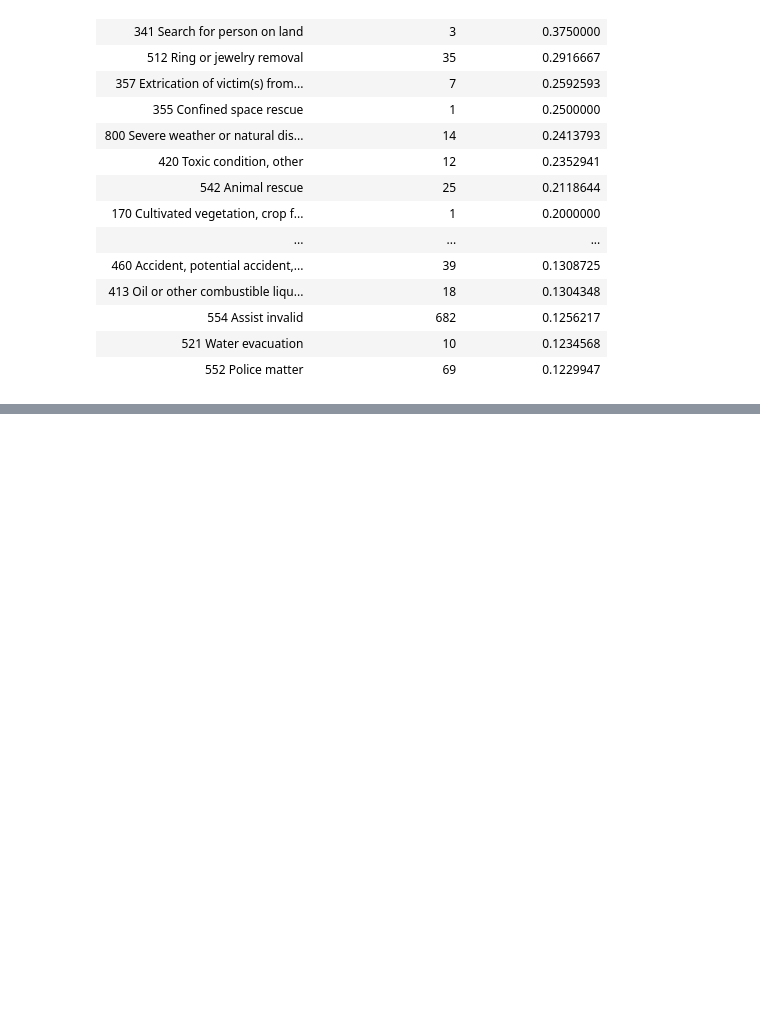
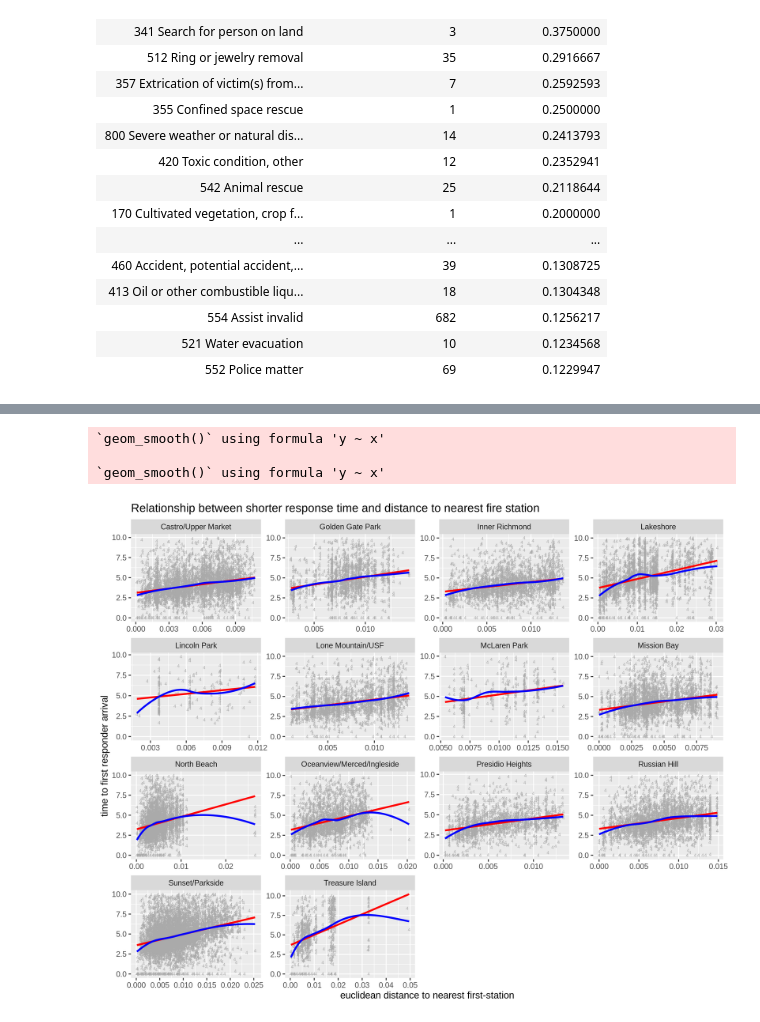
Before and after one commit to mjgood4/firstrespondersites, a Jupyter notebook: research/eda/manderson334/notebooks/Basic Data Analysis.ipynb, the cells around one changed output, grey strips where cells are left out. Saved outputs shown, nothing was run; the diff lists cells and outputs as text; code cells hidden in the pictures; blank space fills up the shorter version.

```diff
--- a/research/eda/manderson334/notebooks/Basic Data Analysis.ipynb
+++ b/research/eda/manderson334/notebooks/Basic Data Analysis.ipynb
@@ -265,0 +303,7 @@ A tibble: 30 × 3
+# %%
+neighborhood_distance_correlations <- incident_data.clean %>%
+    group_by(neighborhood_district) %>%
+    summarise(time_dist_corr = cor(as.double(time_to_first_arrive), nearest_station, method="spearman")) %>%
+    arrange(desc(time_dist_corr))
+
+neighborhood_distance_correlations
@@ -265,0 +339,12 @@ A tibble: 30 × 3
+# %%
+group_1_neighborhoods <- neighborhood_distance_correlations %>%
+    filter(time_dist_corr > 0.25) %>%
+    pull(neighborhood_district)
+
+group_1_data <- incident_data.clean %>%
+    filter(neighborhood_district %in% !!group_1_neighborhoods) %>%
+    mutate(
+        i_tt_first = as.double(time_to_first_arrive),
+        i_tt_first_IQR = IQR(i_tt_first))
+
+head(group_1_data)
@@ -265,0 +363,16 @@ A tibble: 30 × 3
+# %%
+ggplot(group_1_data %>%
+        filter(0 <= i_tt_first & i_tt_first <= 10),
+       aes(x=nearest_station, y=i_tt_first)) +
+    geom_point(color="#aaaaaa", shape="4") +
+    geom_smooth(method='lm', color="red", se=F) +
+    geom_smooth(method='loess', color="blue", se=F) +
+    facet_wrap(~ neighborhood_district, ncol=4, scales="free") +
+    ylab("time to first responder arrival") +
+    xlab("euclidean distance to nearest first-station") +
+    ggtitle("Relationship between shorter response time and distance to nearest fire station")
+# %% [output]
+`geom_smooth()` using formula 'y ~ x'
+
+`geom_smooth()` using formula 'y ~ x'
+[figure, added]
```
Also changed, not shown: parts of 12 cells of this notebook, 3 other files.
